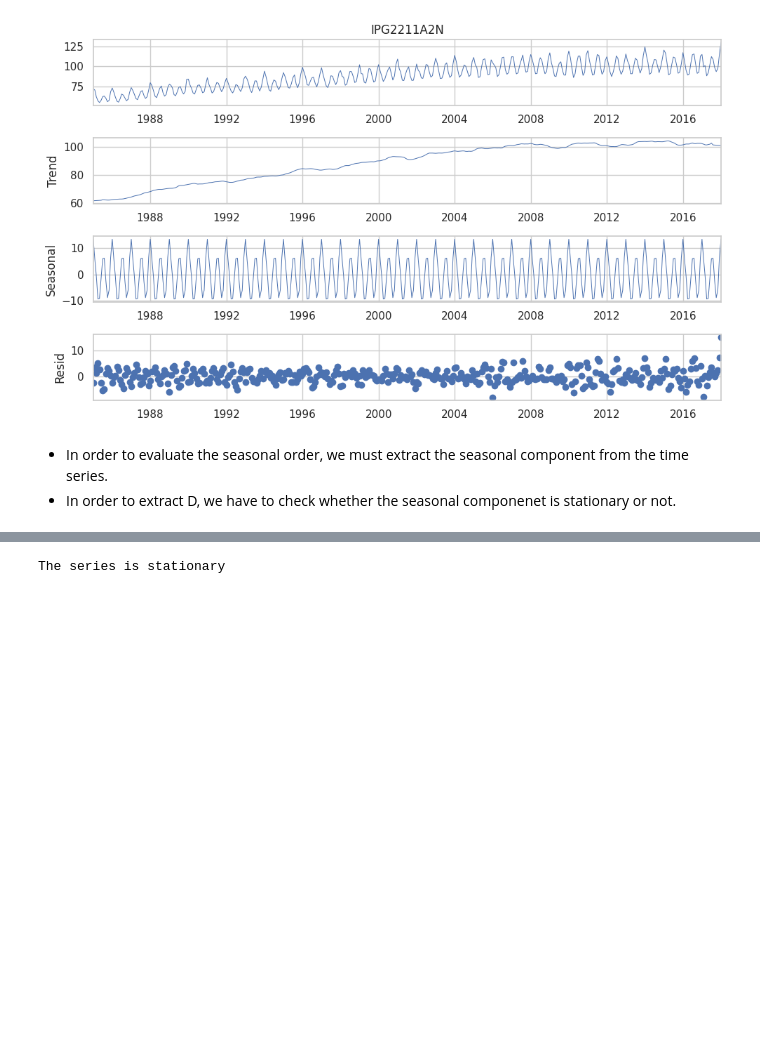
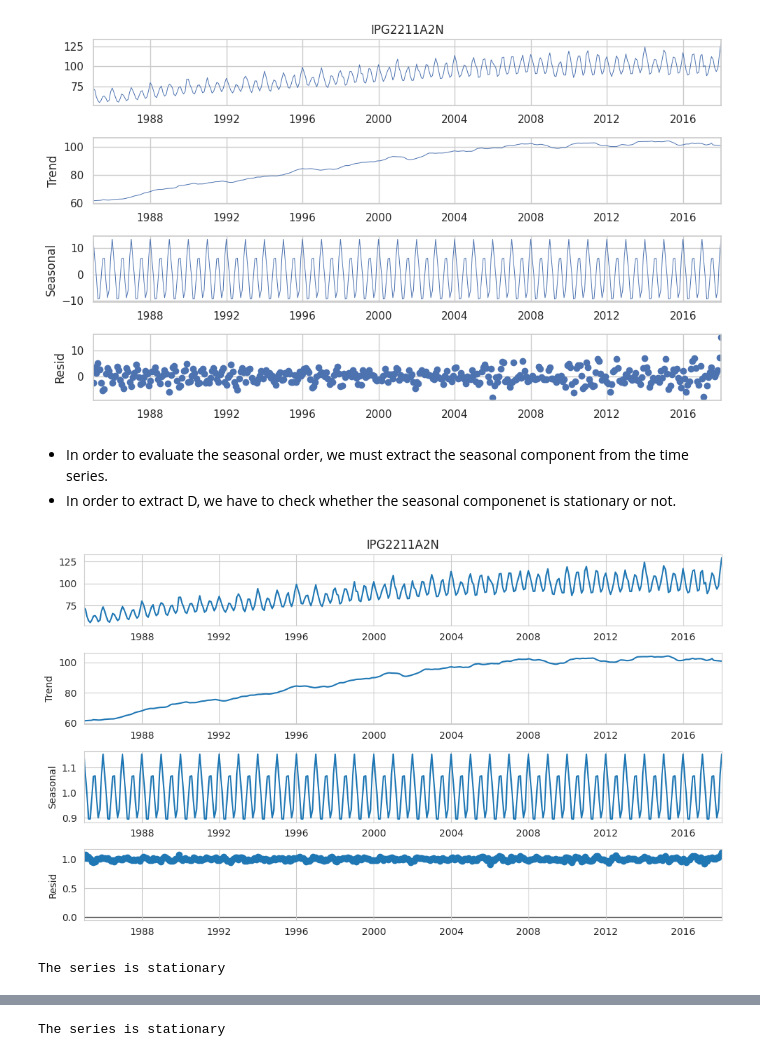
Before and after one commit to pooja614/ML_DL_projects, a Jupyter notebook: Time_series_of_Electric_Production.ipynb, the cells around one changed output, grey strips where cells are left out. Cells and saved outputs as stored; diff of their text form; code cells hidden in the pictures; blank space fills up the shorter version.

```diff
--- a/Time_series_of_Electric_Production.ipynb
+++ b/Time_series_of_Electric_Production.ipynb
@@ -297,3 +345,30 @@ plt.show()
 # %% [markdown]
 * In order to evaluate the seasonal order, we must extract the seasonal component from the time series.
 * In order to extract D, we have to check whether the seasonal componenet is stationary or not.
+# %%
+col = 'IPG2211A2N'
+sns.set_style('whitegrid')
+from statsmodels.tsa.seasonal import seasonal_decompose
+result_m = seasonal_decompose(df[col], model='multiplicative',extrapolate_trend='freq')
+result_m.plot()
+plt.show()
+# %% [output]
+[figure, added]
+# %%
+# multiplicative
+from statsmodels.tsa.stattools import adfuller
+import numpy as np
+def check_stationarity(ts):
+    dftest = adfuller(ts)
+    adf = dftest[0]
+    pvalue = dftest[1]
+    critical_value = dftest[4]['5%']
+    if (pvalue < 0.05) and (adf < critical_value):
+        print('The series is stationary')
+    else:
+        print('The series is NOT stationary')
+
+seasonal_a = result_m.seasonal
+check_stationarity(seasonal_a)
+# %% [output]
+The series is stationary
```
Also changed, not shown: parts of 53 cells of this notebook.
